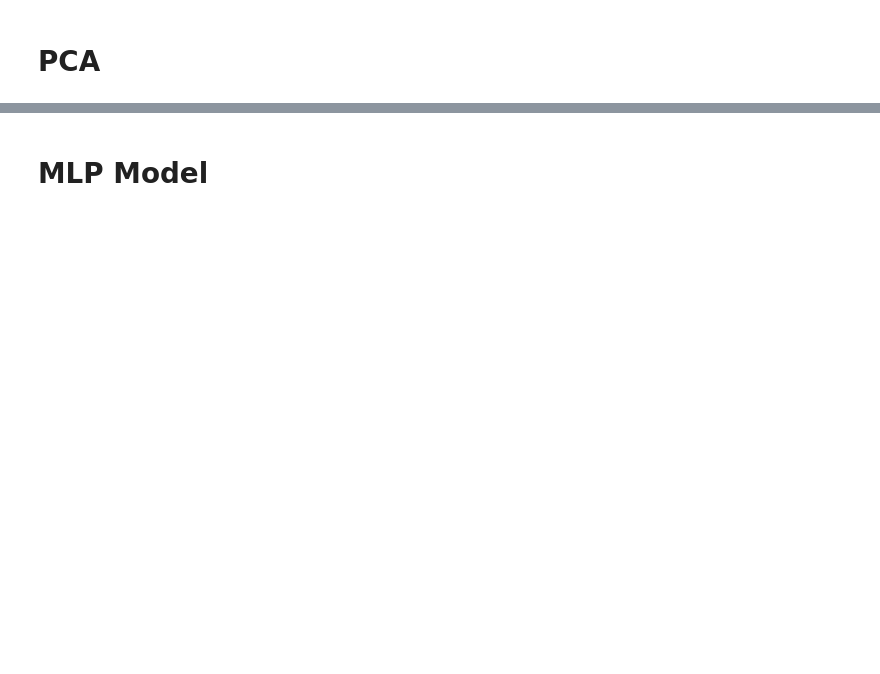
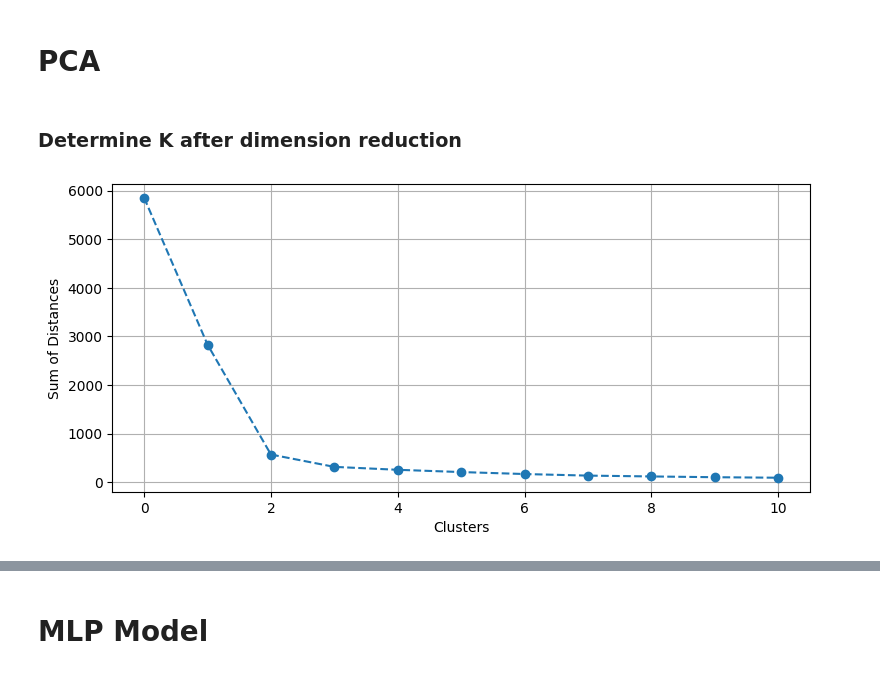
Before and after one commit to Apollos1301/online_shopping_intention, a Jupyter notebook: main.ipynb, the cells around one changed output, grey strips where cells are left out. Saved outputs shown, nothing was run; the diff lists cells and outputs as text; code cells hidden in the pictures; blank space fills up the shorter version.

```diff
--- a/main.ipynb
+++ b/main.ipynb
@@ -181,0 +133,23 @@ pca_data["VisitorType"]
+# %% [markdown]
+### Determine K after dimension reduction
+# %%
+wcss = []
+for i in range(1, 12):
+    k_means = KMeans(n_clusters= i,
+                     init= 'k-means++',
+                     max_iter= 300,
+                     n_init= 10,
+                     random_state= 0,
+                     tol= 0.001)
+    k_means.fit(x[:,0:2])
+    lables = k_means.labels_
+    wcss.append(k_means.inertia_)
+
+plt.figure(figsize=(9,4))
+plt.plot(wcss, marker='o', linestyle='dashed')
+plt.xlabel('Clusters')
+plt.ylabel('Sum of Distances')
+plt.grid()
+plt.show()
+# %% [output]
+[figure, added]
```
Also changed, not shown: parts of 33 cells of this notebook.
